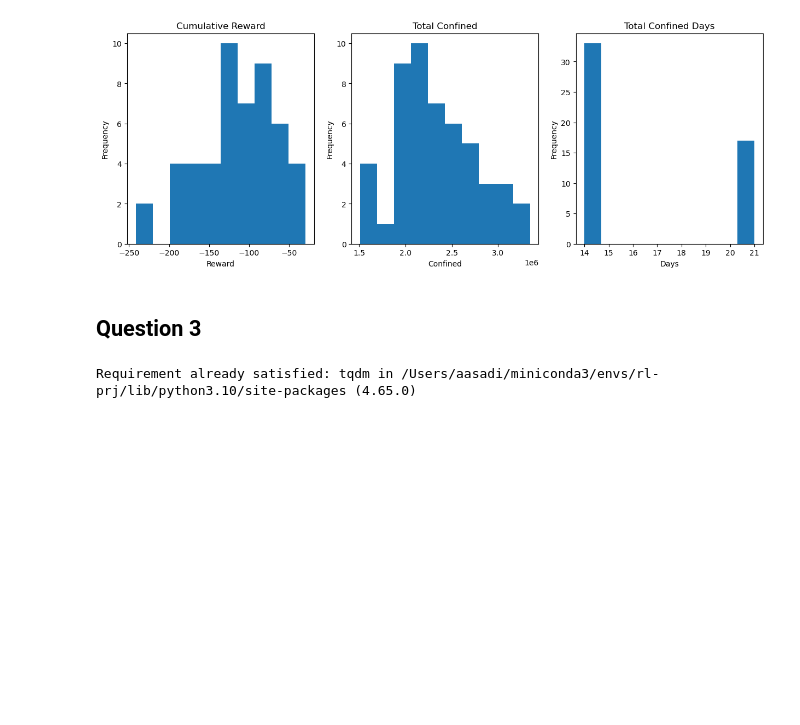
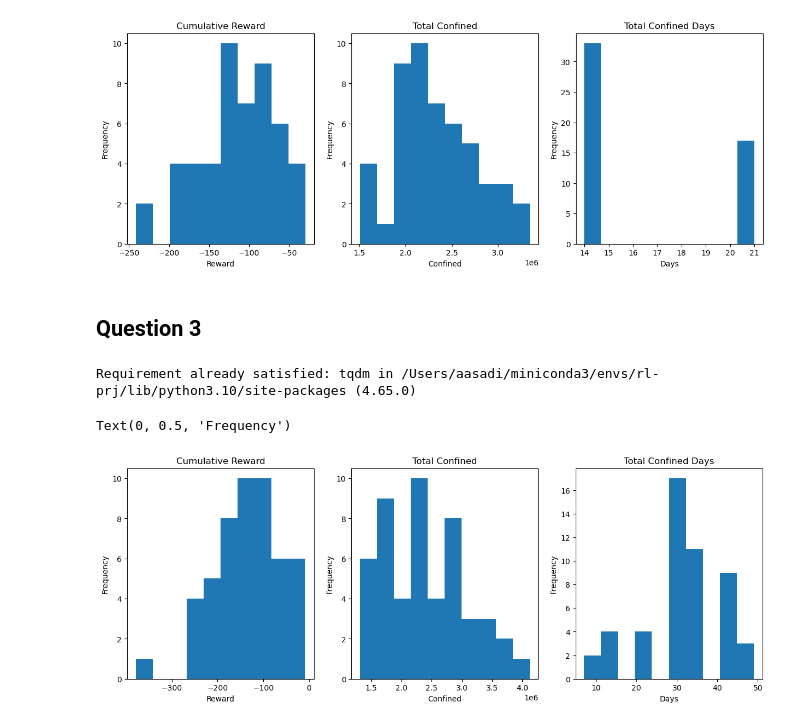
Before and after one commit to codamin/Deep-Q-learning-for-Epidemic-Mitigation, a Jupyter notebook: miniproject1.ipynb, the cells around one changed output. Cells and saved outputs as stored; diff of their text form; code cells hidden in the pictures; blank space fills up the shorter version.

```diff
--- a/miniproject1.ipynb
+++ b/miniproject1.ipynb
@@ -352,7 +355,7 @@ def evaluate_agent(agent: Agent, env: Env, n_episodes: int):
     cumulative_reward = []
     num_total_confined_days = []
 
-    for _ in range(n_episodes):
+    for _ in tqdm(range(n_episodes)):
         log = []
         finished = False
         agent.reset()
@@ -370,7 +373,7 @@ def evaluate_agent(agent: Agent, env: Env, n_episodes: int):
             log.append(info)
             cum_R += R
             total_deaths += info.total.dead
-            if action['confinement']:
+            if action == ACTION_CONFINE:
                 num_confined_weeks += 1
 
         cumulative_reward.append(cum_R.item())
@@ -506,13 +508,16 @@ class DQNAgent(Agent):
 
 
 
-    def load_model(self, savepath):
+    def load_model(self, savepath="./models/"):
         # This is where one would define the routine for loading a pre-trained model
-        pass
+        self.target_net.load_state_dict(torch.load(savepath + "target_net.pt"))
+        self.policy_net.load_state_dict(torch.load(savepath + "policy_net.pt"))
 
-    def save_model(self, savepath):
+    def save_model(self, savepath="./models/"):
         # This is where one would define the routine for saving the weights for a trained model
-        pass
+        torch.save(agent.policy_net.state_dict(), savepath + "policy_net.pt")
+        torch.save(agent.target_net.state_dict(), savepath + "target_net.pt")
+
 
     def train(self):
         for _ in tqdm(range(self.num_episodes)):
@@ -638,6 +643,25 @@ class DQNAgent(Agent):
 # %%
 agent = DQNAgent(env)
 agent.train()
+# %%
+cumulative_reward, num_total_confined, num_total_confined_days = evaluate_agent(agent, env, 50)
+
+fig, axes = plt.subplots(1, 3, figsize=(15, 5))
+axes[0].hist(cumulative_reward)
+axes[0].set_title('Cumulative Reward')
+axes[0].set_xlabel('Reward')
+axes[0].set_ylabel('Frequency')
+axes[1].hist(num_total_confined)
+axes[1].set_title('Total Confined')
+axes[1].set_xlabel('Confined')
+axes[1].set_ylabel('Frequency')
+axes[2].hist(num_total_confined_days)
+axes[2].set_title('Total Confined Days')
+axes[2].set_xlabel('Days')
+axes[2].set_ylabel('Frequency')
+# %% [output]
+Text(0, 0.5, 'Frequency')
+[figure, added]
 # %%
 
 # def select_action(state):
```
Also changed, not shown: parts of 4 cells of this notebook.
